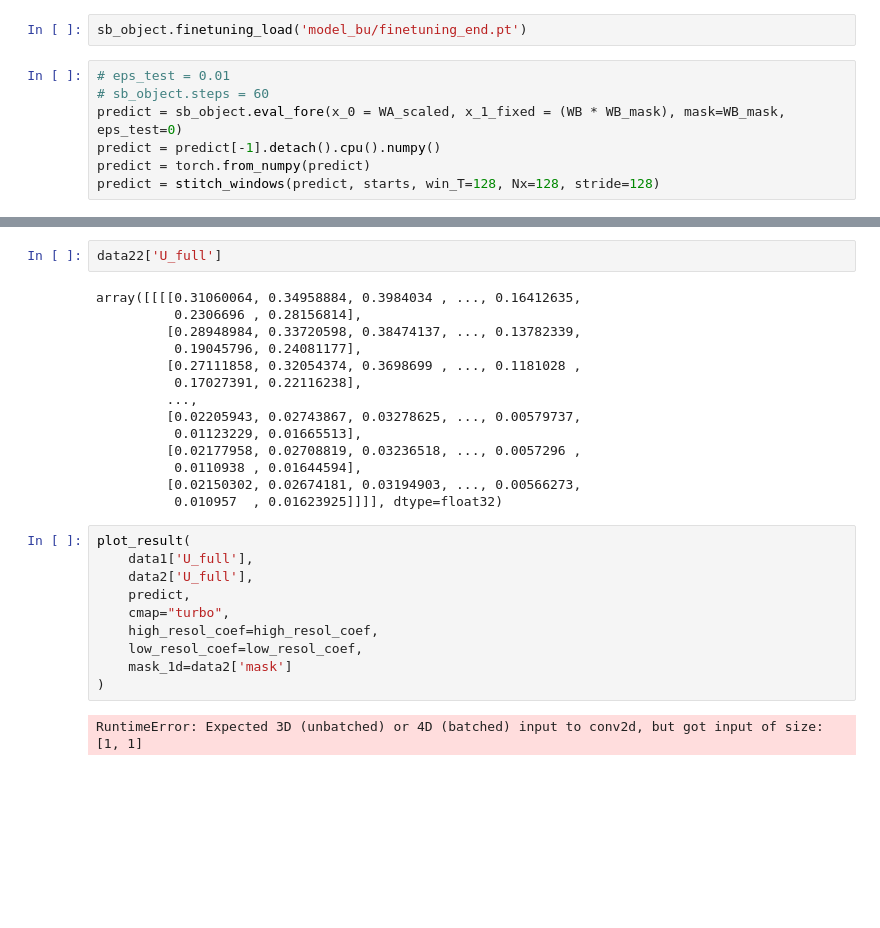
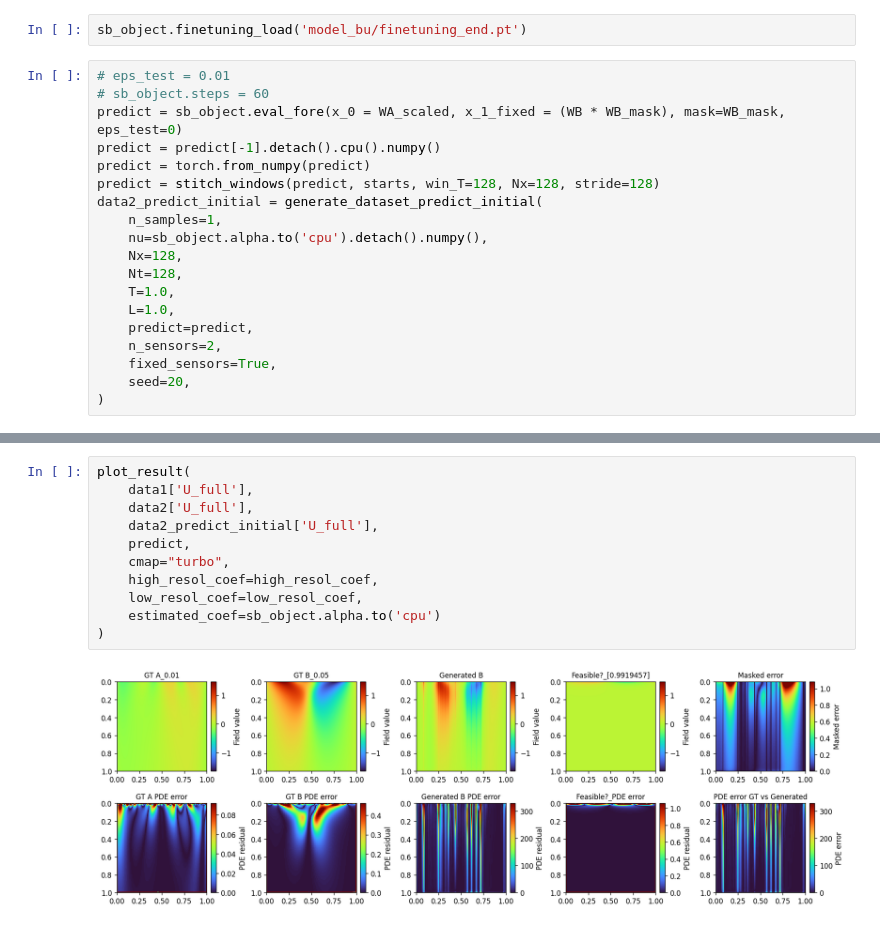
Before and after one commit to DohyunBu/PICSB, a Jupyter notebook: train_BU.ipynb, the cells around one changed output, grey strips where cells are left out. Cells and saved outputs as stored; diff of their text form; blank space fills up the shorter version.

```diff
--- a/train_BU.ipynb
+++ b/train_BU.ipynb
@@ -112,4 +110,16 @@ predict = sb_object.eval_fore(x_0 = WA_scaled, x_1_fixed = (WB * WB_mask), mask=
 predict = predict[-1].detach().cpu().numpy()
 predict = torch.from_numpy(predict)
 predict = stitch_windows(predict, starts, win_T=128, Nx=128, stride=128)
+data2_predict_initial = generate_dataset_predict_initial(
+    n_samples=1,
+    nu=sb_object.alpha.to('cpu').detach().numpy(),
+    Nx=128,
+    Nt=128,
+    T=1.0,
+    L=1.0,
+    predict=predict,
+    n_sensors=2,
+    fixed_sensors=True,
+    seed=20,
+)
 # %%
@@ -228,28 +139,13 @@ data22 = generate_dataset(
-# %%
-data22['U_full']
-# %% [output]
-array([[[[0.31060064, 0.34958884, 0.3984034 , ..., 0.16412635,
-          0.2306696 , 0.28156814],
-         [0.28948984, 0.33720598, 0.38474137, ..., 0.13782339,
-          0.19045796, 0.24081177],
-         [0.27111858, 0.32054374, 0.3698699 , ..., 0.1181028 ,
-          0.17027391, 0.22116238],
-         ...,
-         [0.02205943, 0.02743867, 0.03278625, ..., 0.00579737,
-          0.01123229, 0.01665513],
-         [0.02177958, 0.02708819, 0.03236518, ..., 0.0057296 ,
-          0.0110938 , 0.01644594],
-         [0.02150302, 0.02674181, 0.03194903, ..., 0.00566273,
-          0.010957  , 0.01623925]]]], dtype=float32)
-# %%
-plot_result(
-    data1['U_full'],
-    data2['U_full'],
-    predict,
-    cmap="turbo",
-    high_resol_coef=high_resol_coef,
-    low_resol_coef=low_resol_coef,
-    mask_1d=data2['mask']
-)
-# %% [output]
-RuntimeError: Expected 3D (unbatched) or 4D (batched) input to conv2d, but got input of size: [1, 1]
+# %%
+plot_result(
+    data1['U_full'],
+    data2['U_full'],
+    data2_predict_initial['U_full'],
+    predict,
+    cmap="turbo",
+    high_resol_coef=high_resol_coef,
+    low_resol_coef=low_resol_coef,
+    estimated_coef=sb_object.alpha.to('cpu')
+)
+# %% [output]
+[figure, added]
```
Also changed, not shown: parts of 12 cells of this notebook.
